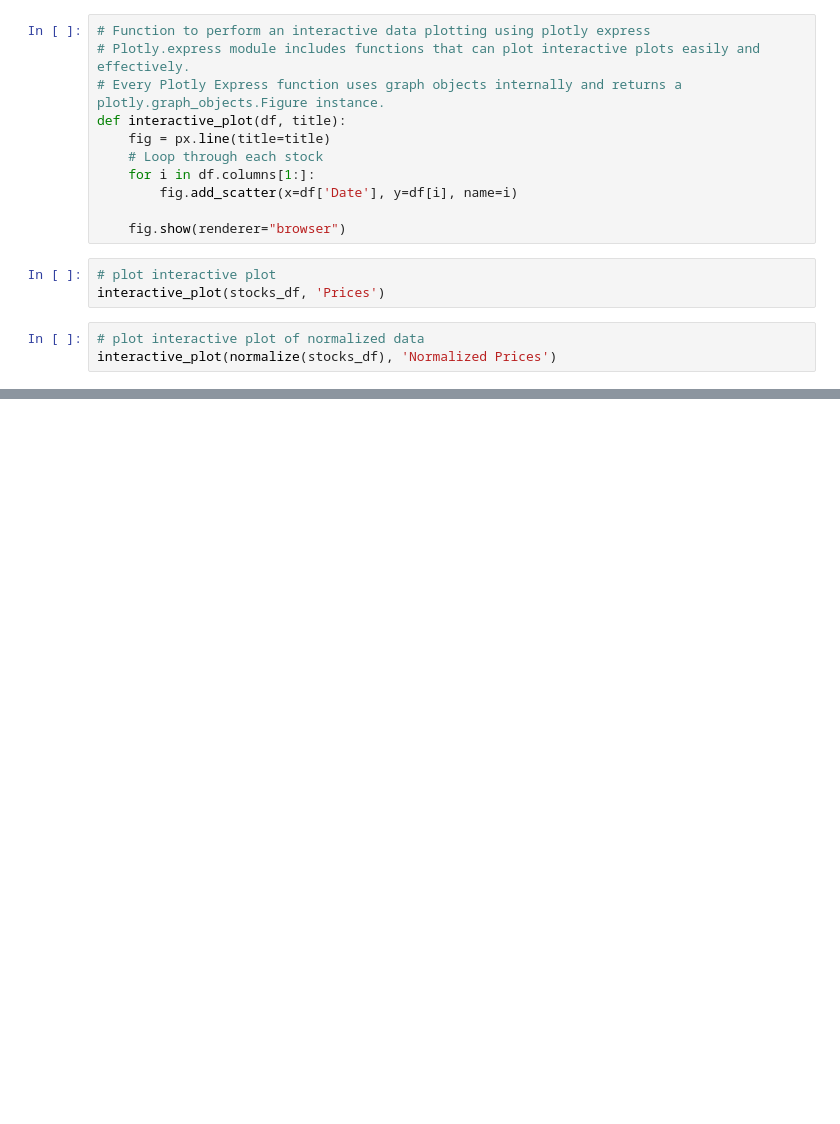
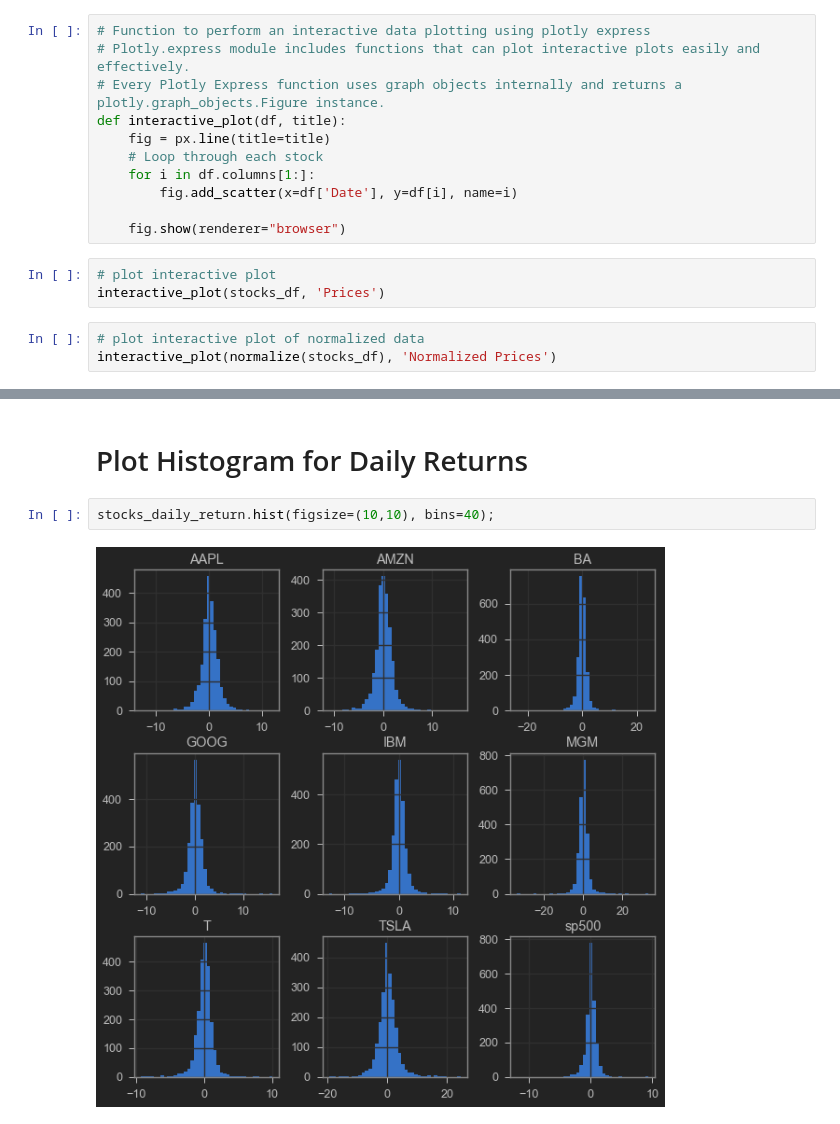
Before and after one commit to Minjire/Financial_Analysis, a Jupyter notebook: Financial_Analysis.ipynb, the cells around one changed output, grey strips where cells are left out. Drawn from its saved outputs; the diff is of its cells as text; blank space fills up the shorter version.

```diff
--- a/Financial_Analysis.ipynb
+++ b/Financial_Analysis.ipynb
@@ -212,0 +299,6 @@ interactive_plot(normalize(stocks_df), 'Normalized Prices')
+# %% [markdown]
+# Plot Histogram for Daily Returns
+# %%
+stocks_daily_return.hist(figsize=(10,10), bins=40);
+# %% [output]
+[figure, added]
```
Also changed, not shown: parts of 14 cells of this notebook.
